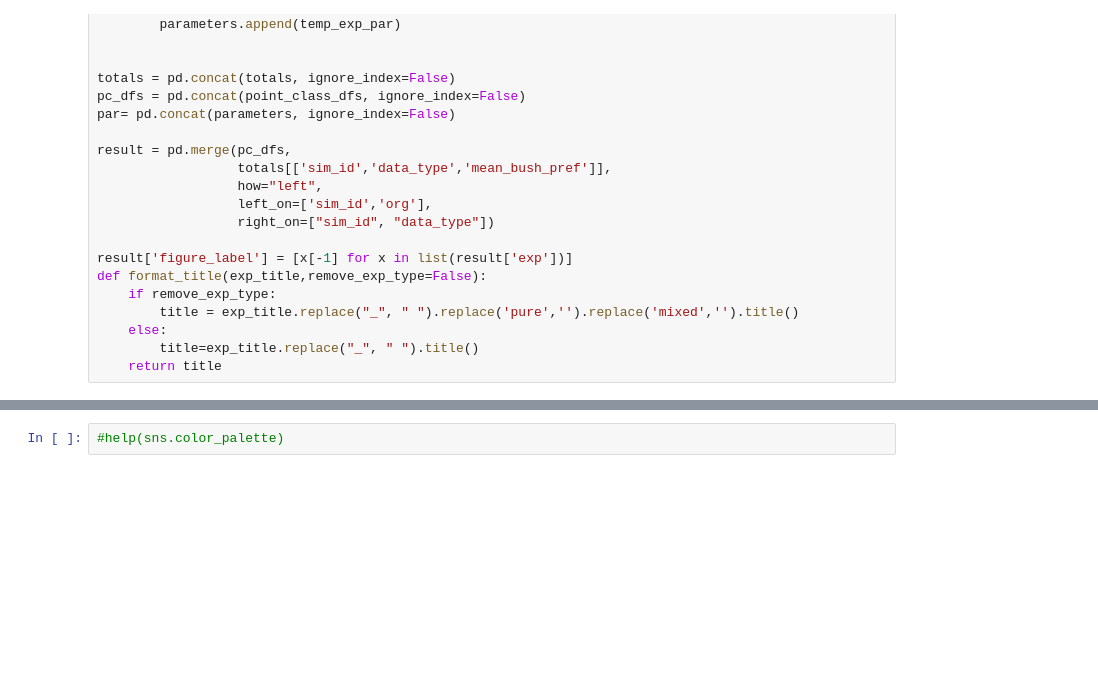
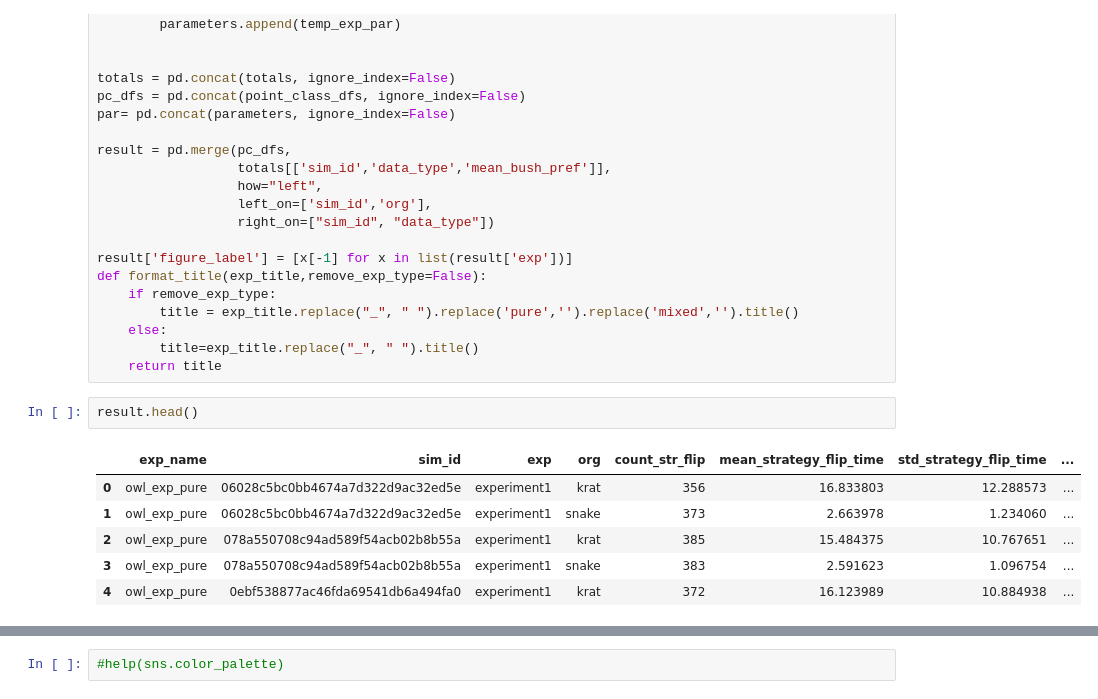
Before and after one commit to michaelremington2/uumarrty_post_sim_analysis, a Jupyter notebook: nash_score.ipynb, the cells around one changed output, grey strips where cells are left out. Saved outputs shown, nothing was run; the diff lists cells and outputs as text; blank space fills up the shorter version.

```diff
--- a/nash_score.ipynb
+++ b/nash_score.ipynb
@@ -48,4 +48,13 @@ def format_title(exp_title,remove_exp_type=False):
     else:
         title=exp_title.replace("_", " ").title()
     return title
+# %%
+result.head()
+# %% [output]
+|  | exp_name | sim_id | exp | org | count_str_flip | mean_strategy_flip_time | std_strategy_flip_time | ... |
+| 0 | owl_exp_pure | 06028c5bc0bb4674a7d322d9ac32ed5e | experiment1 | krat | 356 | 16.833803 | 12.288573 | ... |
+| 1 | owl_exp_pure | 06028c5bc0bb4674a7d322d9ac32ed5e | experiment1 | snake | 373 | 2.663978 | 1.234060 | ... |
+| 2 | owl_exp_pure | 078a550708c94ad589f54acb02b8b55a | experiment1 | krat | 385 | 15.484375 | 10.767651 | ... |
+| 3 | owl_exp_pure | 078a550708c94ad589f54acb02b8b55a | experiment1 | snake | 383 | 2.591623 | 1.096754 | ... |
+| 4 | owl_exp_pure | 0ebf538877ac46fda69541db6a494fa0 | experiment1 | krat | 372 | 16.123989 | 10.884938 | ... |
 # %%
```
Also changed, not shown: parts of 6 cells of this notebook, 15 other files.
